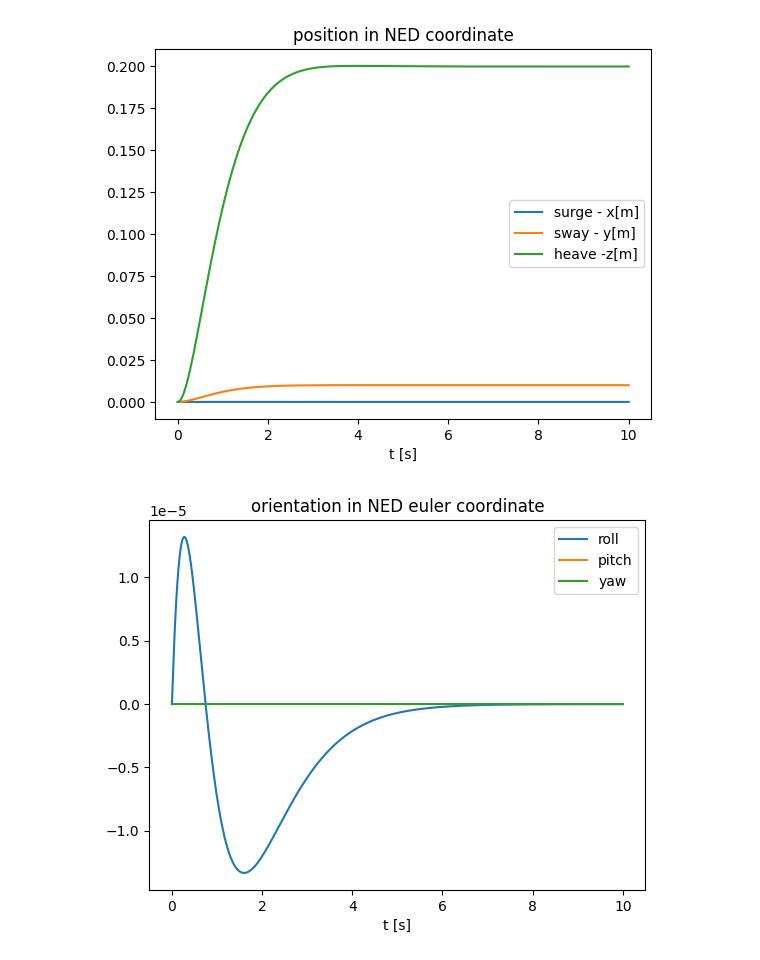
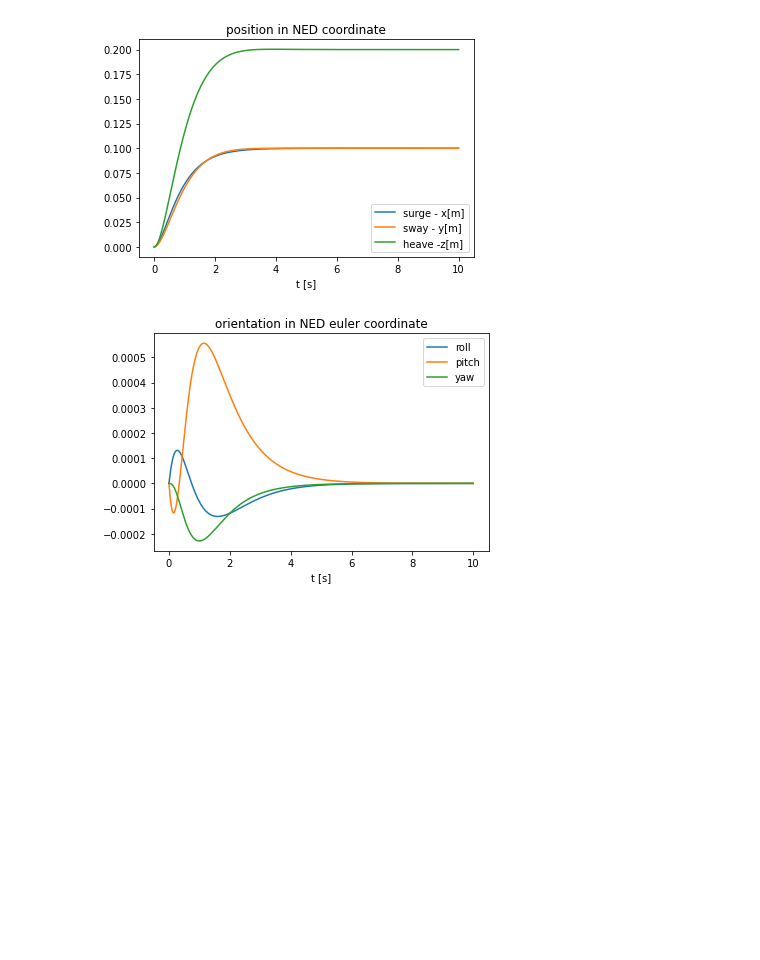
Before and after one commit to edxmorgan/diff_uv, a Jupyter notebook: usage/pid_closed_loop_system.ipynb, the cells around one changed output. Drawn from its saved outputs; the diff is of its cells as text; code cells hidden in the pictures; blank space fills up the shorter version.

```diff
--- a/usage/pid_closed_loop_system.ipynb
+++ b/usage/pid_closed_loop_system.ipynb
@@ -10,7 +10,7 @@ cl_sys_fun = Function('cl_system', [xS0],
                               np.array([20, 20, 20, 20, 20, 20]),
                               np.array([80.0, 80.0, 80.0, 80.0, 80.0, 80.0]),
                               xS0,
-                              np.array([0.0, 0.01, 0.2, 0.0, 0.0, 0.0]),
+                              np.array([0.1, 0.1, 0.2, 0.0, 0.0, 0.0]),
                               T/N,
                               np.array([0.0, 0.0, 0.0, 0.0, 0.0, 0.0]),
                               np.array([0.0, 0.0, 0.0, 0.0, 0.0, 0.0])
@@ -19,32 +19,32 @@ cl_sys_fun = Function('cl_system', [xS0],
 cl_sim = cl_sys_fun.mapaccum(N)
 
 x0 = np.array([0.0, 0.0, 0.0, 1.0, 0, 0, 0, 0, 0, 0, 0, 0, 0]) #x y z w xq yq zq u v w p q r
 res = cl_sim(x0)
 res.T
 
 t = np.linspace(0, T, N+1)
 
 # Create a figure and plot the data
 plt.figure()
 plt.plot(t, np.concatenate((np.array(x0).reshape((13,1)), res.toarray()), axis=1)[0:3,:].T)
 plt.legend(['surge - x[m]', 'sway - y[m]', 'heave -z[m]'])
 plt.title("position in NED coordinate")
 plt.xlabel('t [s]')
 
 plt.figure()
 vfunc = np.vectorize(euler_from_quaternion, signature='(n)->(k)')
 rpy_array = vfunc(np.concatenate((np.array(x0).reshape((13,1)), res.toarray()), axis=1)[3:7,:].T)
 plt.plot(t, rpy_array)
 plt.legend(['roll', 'pitch', 'yaw'])
 plt.title("orientation in NED euler coordinate")
 plt.xlabel('t [s]')
 
 plt.figure()
 plt.plot(t, np.concatenate((np.array(x0).reshape((13,1)), res.toarray()), axis=1)[7::,:].T)
 plt.legend(['u', 'v', 'w', 'p', 'q', 'r'])
 plt.xlabel('t[s]')
 plt.title("velocity in body coordinate")
 plt.show()
 # %% [output]
-[figure, old version]
+[figure, new version]
-[figure, old version]
+[figure, new version]
```
Also changed, not shown: parts of 1 cell of this notebook, 3 other files.
